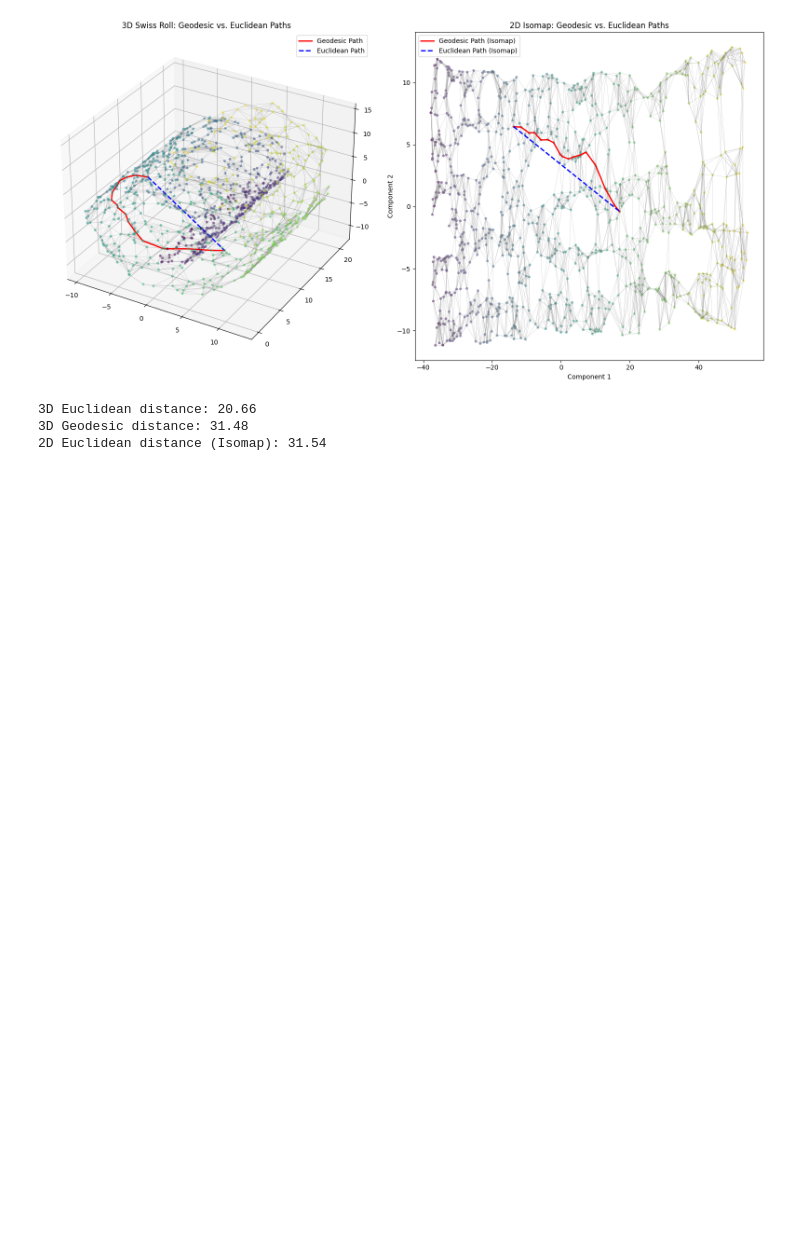
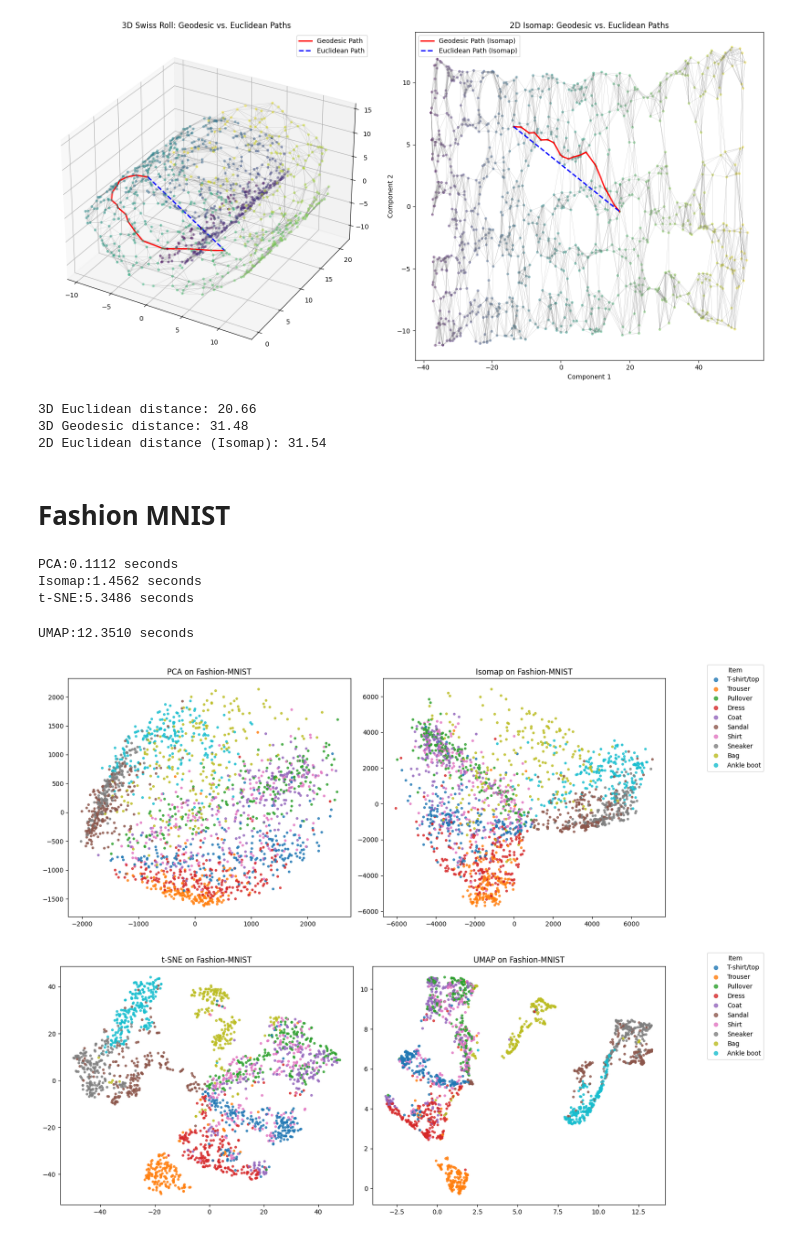
Before and after one commit to Timang419/Manifold-Learning, a Jupyter notebook: isomap.ipynb, the cells around one changed output. Saved outputs shown, nothing was run; the diff lists cells and outputs as text; code cells hidden in the pictures; blank space fills up the shorter version.

```diff
--- a/isomap.ipynb
+++ b/isomap.ipynb
@@ -86,3 +96,83 @@ print(f"2D Euclidean distance (Isomap): {np.linalg.norm(points_iso[p1] - points_
 3D Euclidean distance: 20.66
 3D Geodesic distance: 31.48
 2D Euclidean distance (Isomap): 31.54
+# %% [markdown]
+# Fashion MNIST
+# %%
+
+
+# Label mapping for Fashion-MNIST
+fashion_labels = {
+    0: "T-shirt/top", 1: "Trouser", 2: "Pullover", 3: "Dress", 4: "Coat",
+    5: "Sandal", 6: "Shirt", 7: "Sneaker", 8: "Bag", 9: "Ankle boot"
+}
+
+# 1. Load the Fashion-MNIST dataset
+fmnist = fetch_openml('Fashion-MNIST', version=1, as_frame=False)
+X = fmnist.data
+y = fmnist.target.astype(int)
+
+# Optional: subsample to make it faster
+n_samples = 2000
+np.random.seed(42)
+indices = np.random.choice(len(X), n_samples, replace=False)
+X = X[indices]
+y = y[indices]
+
+# PCA
+start=time.time()
+X_pca=PCA(n_components=2,random_state=42).fit_transform(X)
+print(f"PCA:{time.time() - start:.4f} seconds")
+
+# 2.Isomap
+start=time.time()
+X_iso = Isomap(n_components=2,n_neighbors=15).fit_transform(X)
+print(f"Isomap:{time.time() - start:.4f} seconds")
+
+# 3.t-SNE
+start=time.time()
+X_tsne = TSNE(n_components=2, init="pca", random_state=42, perplexity=30).fit_transform(X)
+print(f"t-SNE:{time.time() - start:.4f} seconds")
+
+# 4.UMAP
+start=time.time()
+X_umap = umap.UMAP(n_components=2, random_state=42).fit_transform(X)
+print(f"UMAP:{time.time() - start:.4f} seconds")
+
+# 5. Plotting function with label names
+fig1, axs1 = plt.subplots(1, 2, figsize=(14, 6))
+
+sc1 = axs1[0].scatter(X_pca[:, 0], X_pca[:, 1], c=y, cmap='tab10', s=10, alpha=0.8)
+axs1[0].set_title("PCA on Fashion-MNIST")
+
+sc2 = axs1[1].scatter(X_iso[:, 0], X_iso[:, 1], c=y, cmap='tab10', s=10, alpha=0.8)
+axs1[1].set_title("Isomap on Fashion-MNIST")
+
+# Shared legend
+handles, _ = sc1.legend_elements()
+labels = [fashion_labels[i] for i in np.unique(y)]
+fig1.legend(handles, labels, title="Item", bbox_to_anchor=(1.05, 1), loc='upper left')
+fig1.tight_layout()
+plt.show()
+
+# 4. Plot t-SNE & UMAP
+fig2, axs2 = plt.subplots(1, 2, figsize=(14, 6))
+
+sc3 = axs2[0].scatter(X_tsne[:, 0], X_tsne[:, 1], c=y, cmap='tab10', s=10, alpha=0.8)
+axs2[0].set_title("t-SNE on Fashion-MNIST")
+
+sc4 = axs2[1].scatter(X_umap[:, 0], X_umap[:, 1], c=y, cmap='tab10', s=10, alpha=0.8)
+axs2[1].set_title("UMAP on Fashion-MNIST")
+
+# Shared legend
+handles, _ = sc3.legend_elements()
+fig2.legend(handles, labels, title="Item", bbox_to_anchor=(1.05, 1), loc='upper left')
+fig2.tight_layout()
+plt.show()
+# %% [output]
+PCA:0.1112 seconds
+Isomap:1.4562 seconds
+t-SNE:5.3486 seconds
+UMAP:12.3510 seconds
+[figure, added]
+[figure, added]
```
Also changed, not shown: parts of 8 cells of this notebook.
